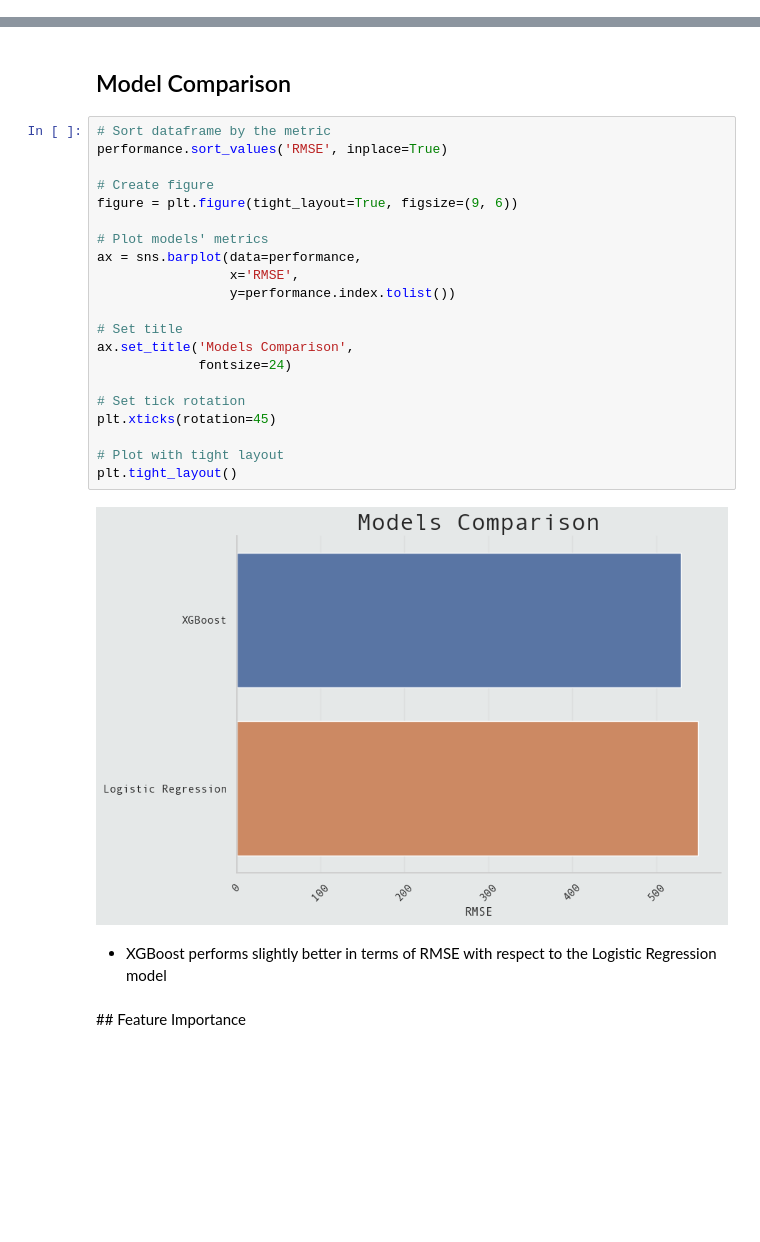
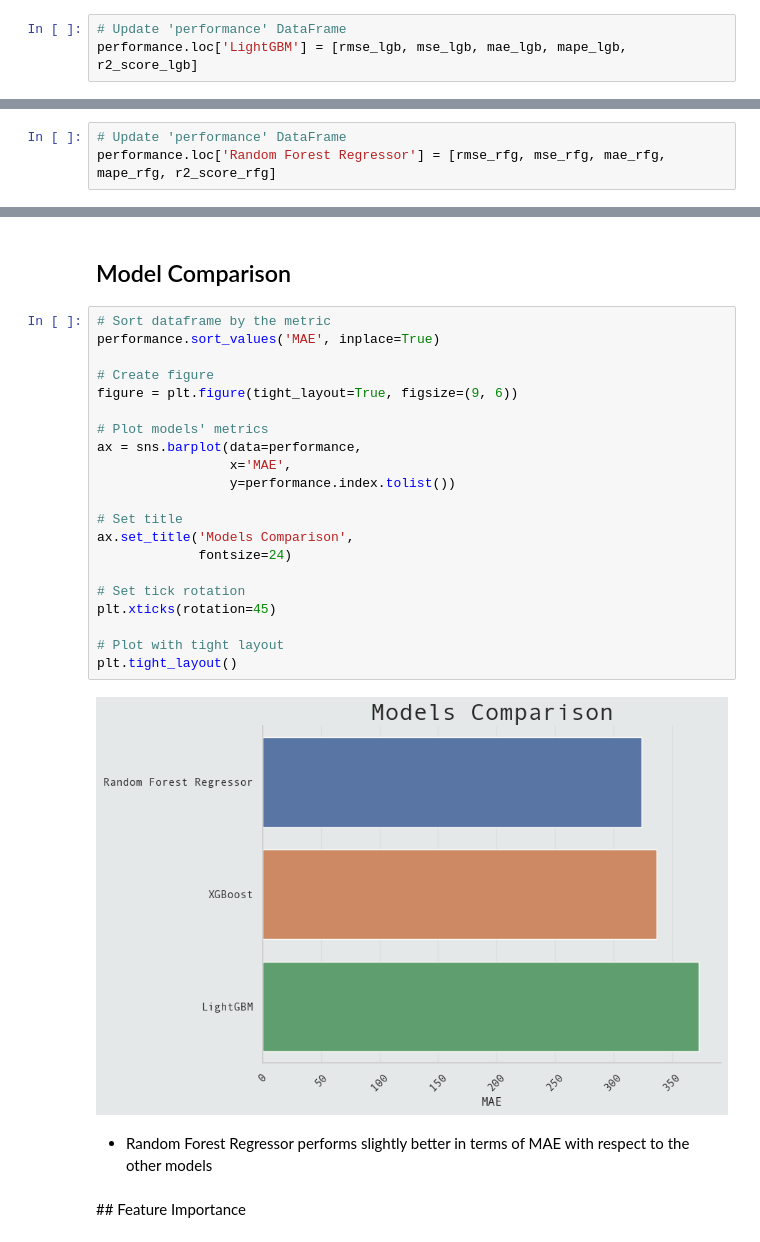
Before and after one commit to Volscente/kaggle_tps, a Jupyter notebook: notebooks/S3E14/wild_blueberry_yield_prediction.ipynb, the cells around one changed output, grey strips where cells are left out. Saved outputs shown, nothing was run; the diff lists cells and outputs as text; blank space fills up the shorter version.

```diff
--- a/notebooks/S3E14/wild_blueberry_yield_prediction.ipynb
+++ b/notebooks/S3E14/wild_blueberry_yield_prediction.ipynb
@@ -863,3 +864,6 @@ R2 Score: 0.82
 
 CPU times: user 9.99 s, sys: 521 ms, total: 10.5 s
 Wall time: 1.84 s
+# %%
+# Update 'performance' DataFrame
+performance.loc['LightGBM'] = [rmse_lgb, mse_lgb, mae_lgb, mape_lgb, r2_score_lgb]
@@ -865,0 +942,3 @@ Wall time: 1.84 s
+# %%
+# Update 'performance' DataFrame
+performance.loc['Random Forest Regressor'] = [rmse_rfg, mse_rfg, mae_rfg, mape_rfg, r2_score_rfg]
@@ -869,29 +951,29 @@ Wall time: 1.84 s
 ## Model Comparison
 # %%
 # Sort dataframe by the metric
-performance.sort_values('RMSE', inplace=True)
+performance.sort_values('MAE', inplace=True)
 
 # Create figure
 figure = plt.figure(tight_layout=True, figsize=(9, 6))
 
 # Plot models' metrics
 ax = sns.barplot(data=performance,
-                 x='RMSE',
+                 x='MAE',
                  y=performance.index.tolist())
 
 # Set title
 ax.set_title('Models Comparison',
              fontsize=24)
 
 # Set tick rotation
 plt.xticks(rotation=45)
 
 # Plot with tight layout
 plt.tight_layout()
 # %% [output]
-[figure, old version]
+[figure, new version]
 # %% [markdown]
-- XGBoost performs slightly better in terms of RMSE with respect to the Logistic Regression model
+- Random Forest Regressor performs slightly better in terms of MAE with respect to the other models
 # %% [markdown]
 ## Feature Importance
 # %%
```
Also changed, not shown: parts of 17 cells of this notebook.
